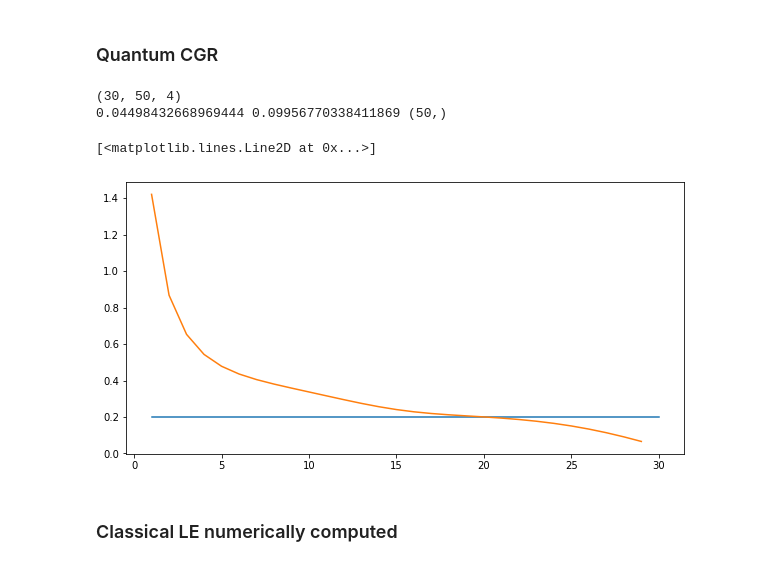
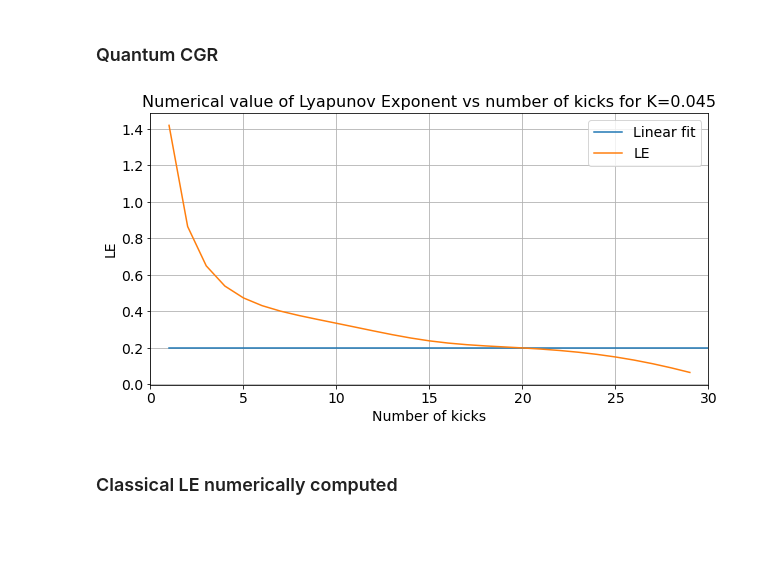
Before and after one commit to CleliaCorridori/OTOC-growth-rate-and-Lyapunov-Exponent-to-inspect-classical-and-quantum-chaos, a Jupyter notebook: CGRandLE.ipynb, the cells around one changed output. Drawn from its saved outputs; the diff is of its cells as text; code cells hidden in the pictures; blank space fills up the shorter version.

```diff
--- a/CGRandLE.ipynb
+++ b/CGRandLE.ipynb
@@ -55,13 +73,0 @@ lyap_Q=mean(lyap_Q_T,1)
-# %%
-print(shape(mean_C))
-### sistemare punto 7
-print(K[8],lyap_Q[7],shape(lyap_Q))
-plt.figure(figsize=(10,5))
-lyap_num=lyapunov_num(mean_C[:,7,0],Kick)
-plt.plot(Kick,ones(len(Kick))*lyap_Q[7]*2)
-plt.plot(Kick[:-1],lyap_num)
-# %% [output]
-(30, 50, 4)
-0.04498432668969444 0.09956770338411869 (50,)
-[<matplotlib.lines.Line2D at 0x...>]
-[figure, removed]
@@ -68,3 +77,24 @@ plt.plot(Kick[:-1],lyap_num)
+# %%
+#Plot of an example of the method previous used. We plot the numerical value of the lyapunov exponent for
+#the value of K=0.045 as function of the number of kicks and also the linear fit used to individuate the point in which the quantum CGR is constat
+#which correspond to the value of the growth exponent.
+k_sel=7
+lyap_num=quantumCGR_num(mean_C[:,k_sel],Kick)
+
+plt.figure(figsize=(10,5))
+plt.plot(Kick,ones(len(Kick))*CGR_Q[k_sel]*2, label='Linear fit')
+plt.plot(Kick[:-1],lyap_num,label='LE')
+plt.legend(loc='upper right', fontsize='14')
+plt.xlim([0,30])
+plt.xlabel('Number of kicks', size=14)
+plt.ylabel('LE', size=14)
+plt.xticks(size=14)
+plt.yticks(size=14)
+plt.title('Numerical value of Lyapunov Exponent vs number of kicks for K=0.045', size=16)
+plt.grid()
+plt.savefig('Q_CGR_K0045.png', dpi=100)
+# %% [output]
+[figure, added]
 # %% [markdown]
 ### Classical LE numerically computed
 # %%
```
Also changed, not shown: parts of 16 cells of this notebook, 5 other files.
